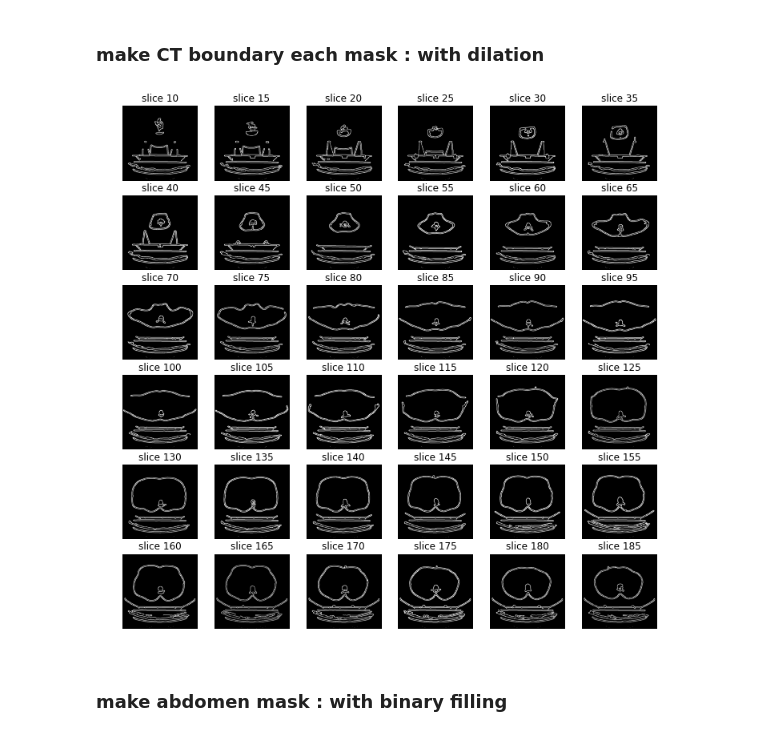
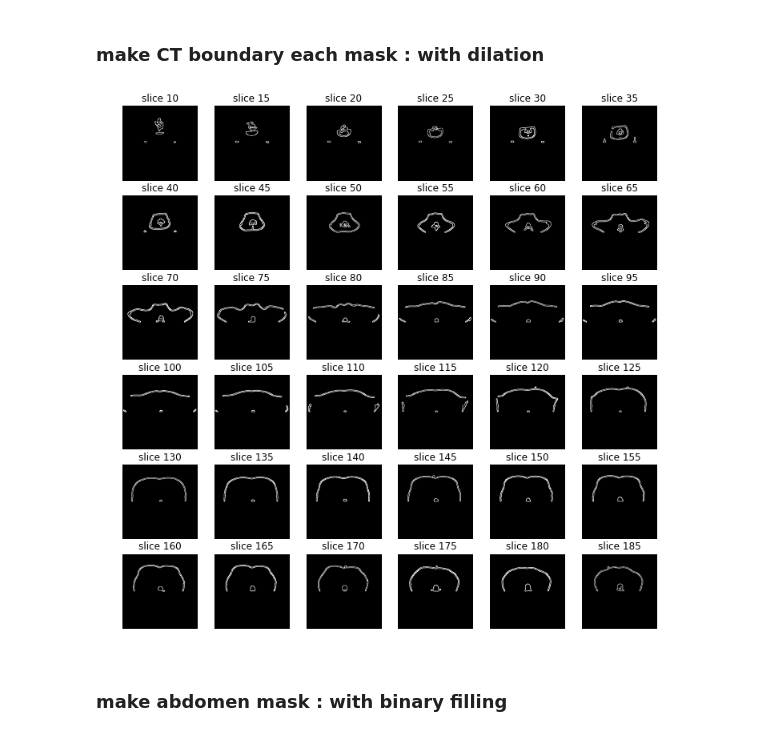
Before and after one commit to daegukdo/TIL, a Jupyter notebook: 05_side_project/01_dicom_with_point_cloud/00_dicom_image_processing_v3.ipynb, the cells around one changed output. Cells and saved outputs as stored; diff of their text form; code cells hidden in the pictures.

Commit message:
side project : dicom control practice edit test code (add block filter)

```diff
--- a/05_side_project/01_dicom_with_point_cloud/00_dicom_image_processing_v3.ipynb
+++ b/05_side_project/01_dicom_with_point_cloud/00_dicom_image_processing_v3.ipynb
@@ -117,0 +129,18 @@ plt.show()
+# %%
+upper = np.ndarray(shape=(256,512), dtype=np.int16)
+lower = np.ndarray(shape=(256,512), dtype=np.int16)
+
+upper.fill(1)
+lower.fill(0)
+
+block_filter = np.concatenate((upper, lower), axis=0)
+# %%
+CT_data_blocked = []
+
+for i in range(num_of_dicom_data):
+    img_tmp = imgs_dicom_to_process[i]
+    img_tmp_blocked = img_tmp * block_filter
+
+    img_tmp_blocked[img_tmp_blocked == 0] = -1024
+
+    CT_data_blocked.append(img_tmp_blocked)
@@ -122,35 +160,35 @@ from skimage import feature
 from scipy.ndimage import gaussian_filter
 from skimage import img_as_float
 from skimage.morphology import reconstruction
 
 CT_data_canny_dilated_diff = []
 
 
 for i in range(num_of_dicom_data):
-    img_tmp = imgs_dicom_to_process[i]
+    img_tmp = CT_data_blocked[i]
 
     edges_tmp = feature.canny(
         image=img_tmp,
         sigma=3,
         low_threshold=-1000,
         high_threshold=1000,
     )
 
     image = img_as_float(edges_tmp)
     image = gaussian_filter(image, 2)
 
     seed = np.copy(image)
     seed[1:-1, 1:-1] = image.min()
     mask = image
 
     dilated = reconstruction(seed, mask, method='dilation')
 
     dilated_diff_tmp = image - dilated
     CT_data_canny_dilated_diff.append(dilated_diff_tmp)
 
 sample_stack(CT_data_canny_dilated_diff)
 # %% [output]
-[figure, old version]
+[figure, new version]
 # %% [markdown]
 ### make abdomen mask : with binary filling
 # %%
```
Also changed, not shown: parts of 9 cells of this notebook, 1 other file.
